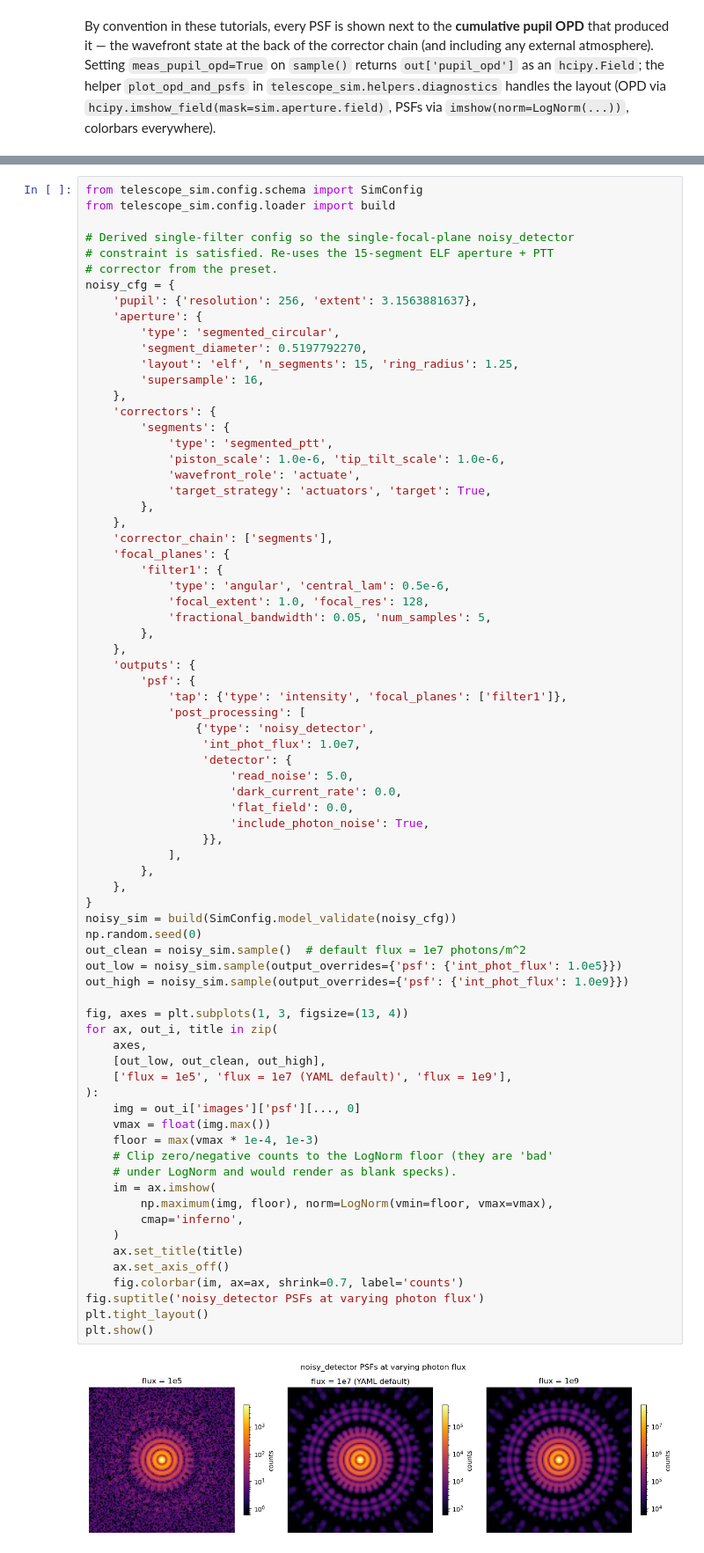
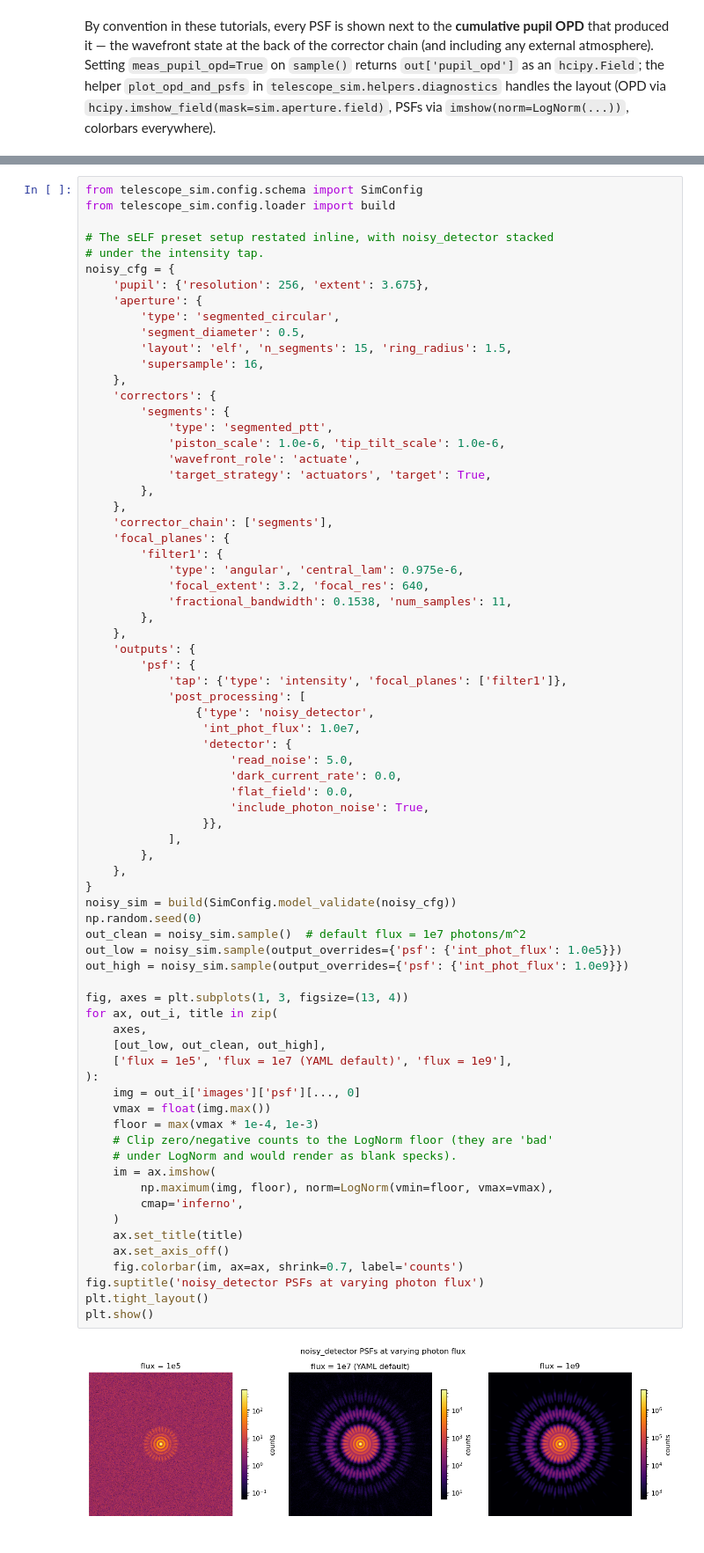
Before and after one commit to icunnyngham/telescope-sim, a Jupyter notebook: docs/tutorials/01_canonical_mini_elf.ipynb, the cells around one changed output, grey strips where cells are left out. Shown at 88% size. Cells and saved outputs as stored; diff of their text form.

```diff
--- a/docs/tutorials/01_canonical_mini_elf.ipynb
+++ b/docs/tutorials/01_canonical_mini_elf.ipynb
@@ -82,15 +82,14 @@ Per-sample photon flux is plumbed through `sim.sample(output_overrides={"psf": {
 from telescope_sim.config.schema import SimConfig
 from telescope_sim.config.loader import build
 
-# Derived single-filter config so the single-focal-plane noisy_detector
-# constraint is satisfied. Re-uses the 15-segment ELF aperture + PTT
-# corrector from the preset.
+# The sELF preset setup restated inline, with noisy_detector stacked
+# under the intensity tap.
 noisy_cfg = {
-    'pupil': {'resolution': 256, 'extent': 3.1563881637},
+    'pupil': {'resolution': 256, 'extent': 3.675},
     'aperture': {
         'type': 'segmented_circular',
-        'segment_diameter': 0.5197792270,
-        'layout': 'elf', 'n_segments': 15, 'ring_radius': 1.25,
+        'segment_diameter': 0.5,
+        'layout': 'elf', 'n_segments': 15, 'ring_radius': 1.5,
         'supersample': 16,
     },
     'correctors': {
@@ -104,9 +103,9 @@ noisy_cfg = {
     'corrector_chain': ['segments'],
     'focal_planes': {
         'filter1': {
-            'type': 'angular', 'central_lam': 0.5e-6,
-            'focal_extent': 1.0, 'focal_res': 128,
-            'fractional_bandwidth': 0.05, 'num_samples': 5,
+            'type': 'angular', 'central_lam': 0.975e-6,
+            'focal_extent': 3.2, 'focal_res': 640,
+            'fractional_bandwidth': 0.1538, 'num_samples': 11,
         },
     },
     'outputs': {
@@ -126,34 +125,34 @@ noisy_cfg = {
     },
 }
 noisy_sim = build(SimConfig.model_validate(noisy_cfg))
 np.random.seed(0)
 out_clean = noisy_sim.sample()  # default flux = 1e7 photons/m^2
 out_low = noisy_sim.sample(output_overrides={'psf': {'int_phot_flux': 1.0e5}})
 out_high = noisy_sim.sample(output_overrides={'psf': {'int_phot_flux': 1.0e9}})
 
 fig, axes = plt.subplots(1, 3, figsize=(13, 4))
 for ax, out_i, title in zip(
     axes,
     [out_low, out_clean, out_high],
     ['flux = 1e5', 'flux = 1e7 (YAML default)', 'flux = 1e9'],
 ):
     img = out_i['images']['psf'][..., 0]
     vmax = float(img.max())
     floor = max(vmax * 1e-4, 1e-3)
     # Clip zero/negative counts to the LogNorm floor (they are 'bad'
     # under LogNorm and would render as blank specks).
     im = ax.imshow(
         np.maximum(img, floor), norm=LogNorm(vmin=floor, vmax=vmax),
         cmap='inferno',
     )
     ax.set_title(title)
     ax.set_axis_off()
     fig.colorbar(im, ax=ax, shrink=0.7, label='counts')
 fig.suptitle('noisy_detector PSFs at varying photon flux')
 plt.tight_layout()
 plt.show()
 # %% [output]
-[figure, old version]
+[figure, new version]
 # %% [markdown]
 ## Extended-source imaging via `convolve_image`
 
```
Also changed, not shown: parts of 11 cells of this notebook, 12 other files.
